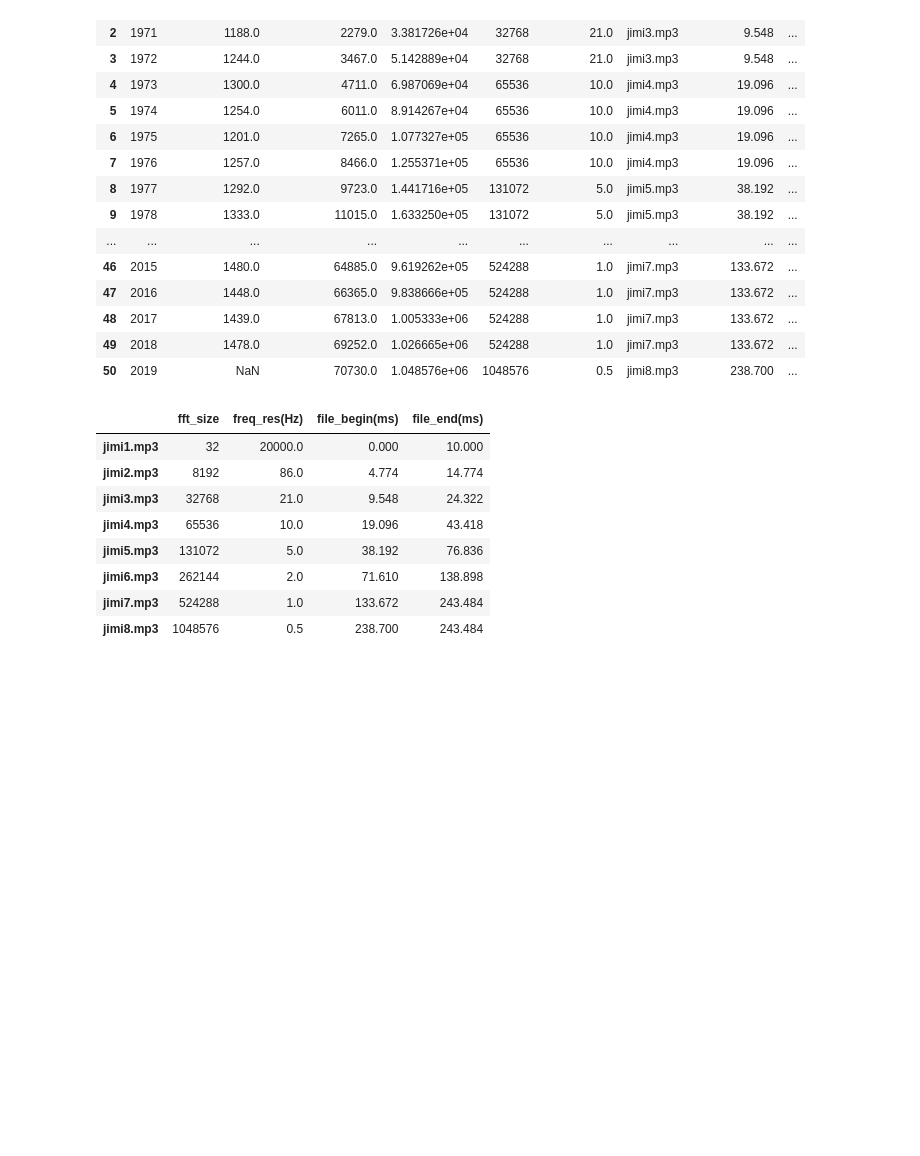
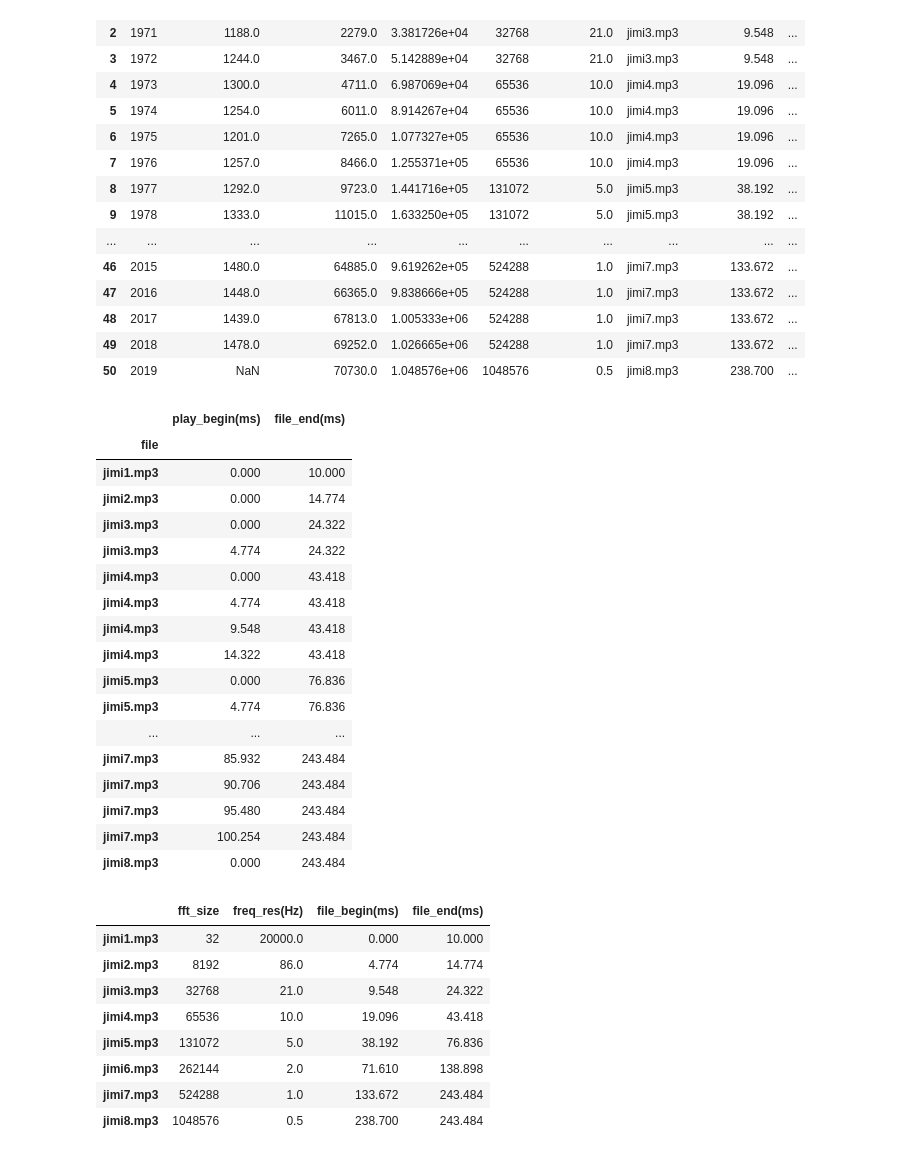
Before and after one commit to IIVIIIII/ASCC, a Jupyter notebook: notebook/assc.ipynb, the cells around one changed output. Saved outputs shown, nothing was run; the diff lists cells and outputs as text; code cells hidden in the pictures; blank space fills up the shorter version.

Commit message:
more concise dataframe exported to csv

```diff
--- a/notebook/assc.ipynb
+++ b/notebook/assc.ipynb
@@ -151,11 +151,32 @@ carbon
 | 49 | 2018 | 1478.0 | 69252.0 | 1.026665e+06 | 524288 | 1.0 | jimi7.mp3 | 133.672 | ... |
 | 50 | 2019 | NaN | 70730.0 | 1.048576e+06 | 1048576 | 0.5 | jimi8.mp3 | 238.700 | ... |
 # %%
-# columns to export in csv
-columns = ['file', 'play_begin(ms)', 'file_end(ms)']
+# dataframe to export in csv
+csv = carbon[['file', 'play_begin(ms)', 'file_end(ms)']].set_index('file')
 
-# export dataframe as csv
-carbon[columns].to_csv('../resources/data/carbon.csv')
+csv
+
+# # export dataframe as csv
+# carbon[columns].to_csv('../resources/data/carbon.csv')
+# %% [output]
+|  | play_begin(ms) | file_end(ms) |
+| file |  |  |
+| jimi1.mp3 | 0.000 | 10.000 |
+| jimi2.mp3 | 0.000 | 14.774 |
+| jimi3.mp3 | 0.000 | 24.322 |
+| jimi3.mp3 | 4.774 | 24.322 |
+| jimi4.mp3 | 0.000 | 43.418 |
+| jimi4.mp3 | 4.774 | 43.418 |
+| jimi4.mp3 | 9.548 | 43.418 |
+| jimi4.mp3 | 14.322 | 43.418 |
+| jimi5.mp3 | 0.000 | 76.836 |
+| jimi5.mp3 | 4.774 | 76.836 |
+| ... | ... | ... |
+| jimi7.mp3 | 85.932 | 243.484 |
+| jimi7.mp3 | 90.706 | 243.484 |
+| jimi7.mp3 | 95.480 | 243.484 |
+| jimi7.mp3 | 100.254 | 243.484 |
+| jimi8.mp3 | 0.000 | 243.484 |
 # %%
 # group years by file name
 files_group = carbon.groupby('file')
```
Also changed, not shown: 1 other file.
